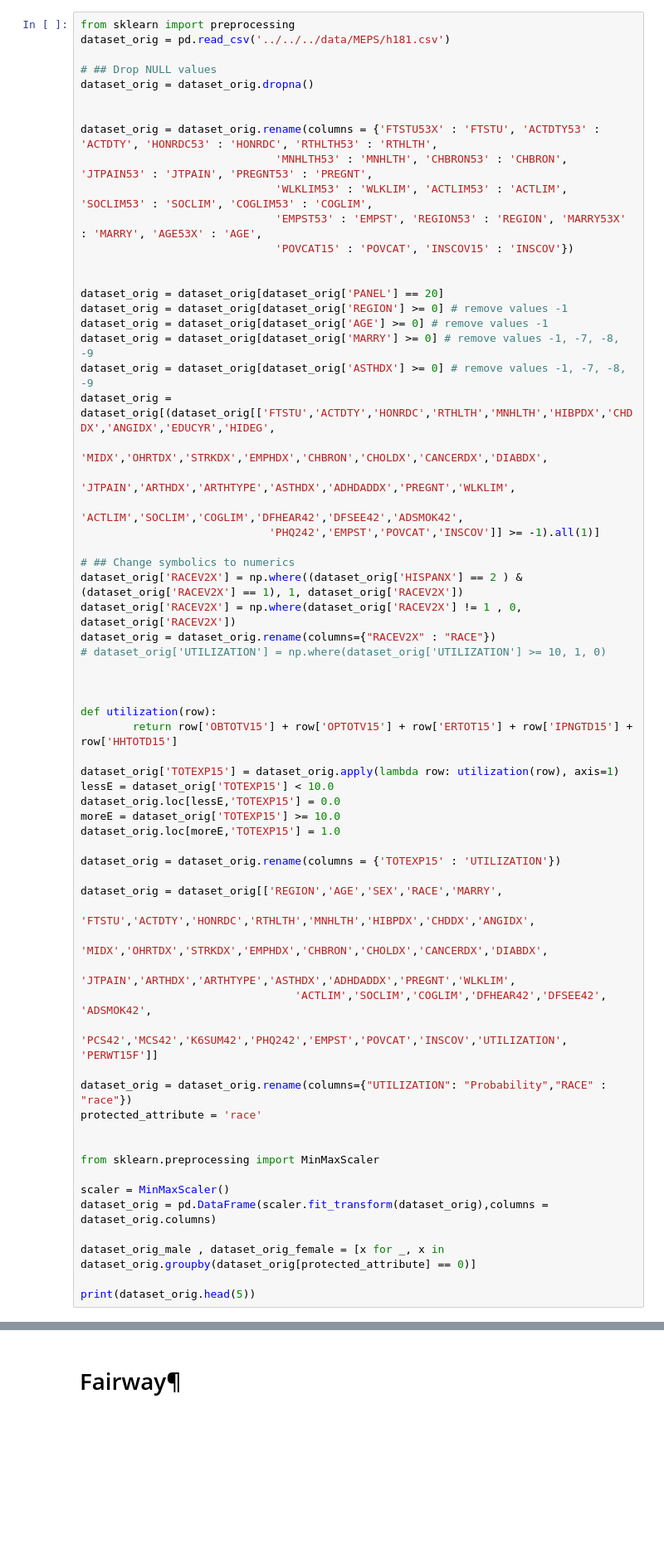
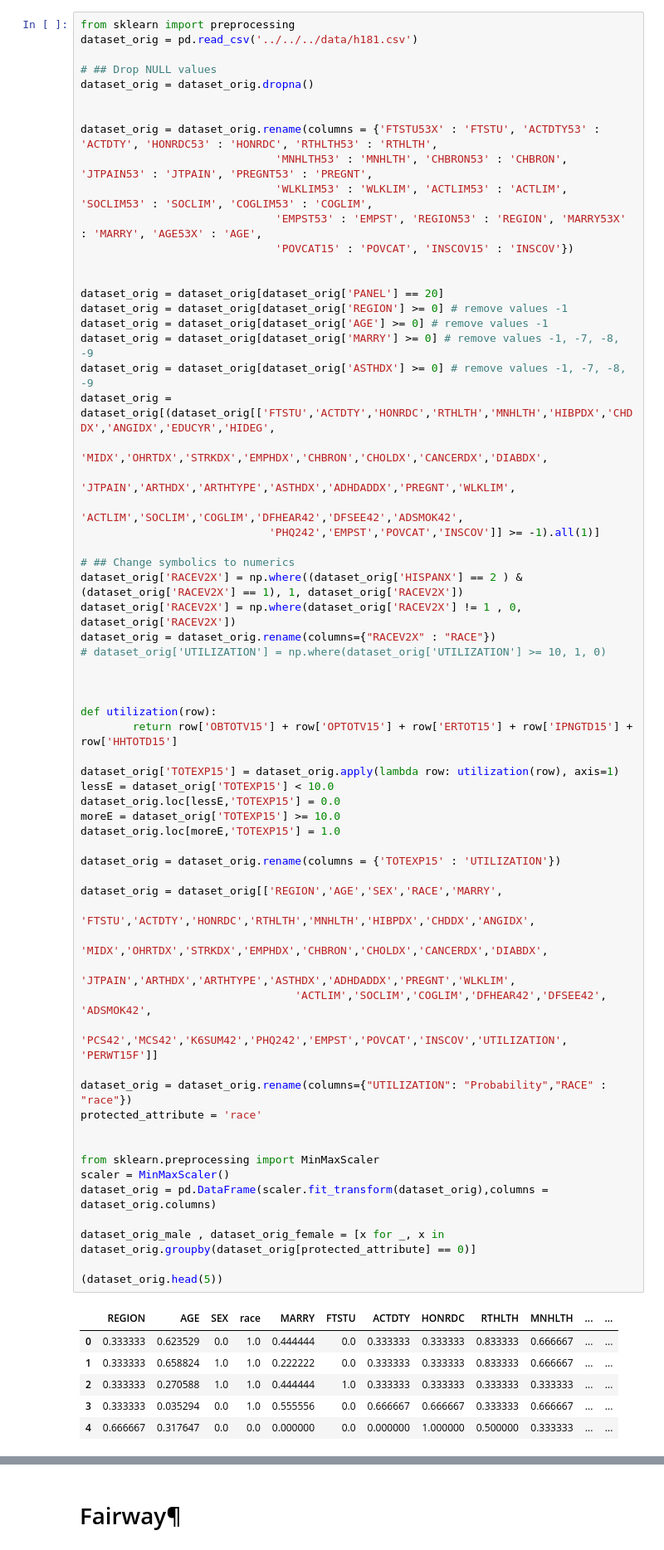
Before and after one commit to anonymous12138/Causality-Testing, a Jupyter notebook: src/dowhy/Fairway/MEPS15-Race.ipynb, the cells around one changed output, grey strips where cells are left out. Shown at 83% size. Cells and saved outputs as stored; diff of their text form; blank space fills up the shorter version.

```diff
--- a/src/dowhy/Fairway/MEPS15-Race.ipynb
+++ b/src/dowhy/Fairway/MEPS15-Race.ipynb
@@ -14,6 +16,6 @@ warnings.filterwarnings('ignore')
 # %%
 from sklearn import preprocessing
-dataset_orig = pd.read_csv('../../../data/MEPS/h181.csv')
+dataset_orig = pd.read_csv('../../../data/h181.csv')
 
 # ## Drop NULL values
 dataset_orig = dataset_orig.dropna()
@@ -46,32 +48,38 @@ dataset_orig = dataset_orig.rename(columns={"RACEV2X" : "RACE"})
 
 
 def utilization(row):
         return row['OBTOTV15'] + row['OPTOTV15'] + row['ERTOT15'] + row['IPNGTD15'] + row['HHTOTD15']
 
 dataset_orig['TOTEXP15'] = dataset_orig.apply(lambda row: utilization(row), axis=1)
 lessE = dataset_orig['TOTEXP15'] < 10.0
 dataset_orig.loc[lessE,'TOTEXP15'] = 0.0
 moreE = dataset_orig['TOTEXP15'] >= 10.0
 dataset_orig.loc[moreE,'TOTEXP15'] = 1.0
 
 dataset_orig = dataset_orig.rename(columns = {'TOTEXP15' : 'UTILIZATION'})
 
 dataset_orig = dataset_orig[['REGION','AGE','SEX','RACE','MARRY',
                                  'FTSTU','ACTDTY','HONRDC','RTHLTH','MNHLTH','HIBPDX','CHDDX','ANGIDX',
                                  'MIDX','OHRTDX','STRKDX','EMPHDX','CHBRON','CHOLDX','CANCERDX','DIABDX',
                                  'JTPAIN','ARTHDX','ARTHTYPE','ASTHDX','ADHDADDX','PREGNT','WLKLIM',
                                  'ACTLIM','SOCLIM','COGLIM','DFHEAR42','DFSEE42', 'ADSMOK42',
                                  'PCS42','MCS42','K6SUM42','PHQ242','EMPST','POVCAT','INSCOV','UTILIZATION', 'PERWT15F']]
 
 dataset_orig = dataset_orig.rename(columns={"UTILIZATION": "Probability","RACE" : "race"})
 protected_attribute = 'race'
 
 
 from sklearn.preprocessing import MinMaxScaler
-
 scaler = MinMaxScaler()
 dataset_orig = pd.DataFrame(scaler.fit_transform(dataset_orig),columns = dataset_orig.columns)
 
 dataset_orig_male , dataset_orig_female = [x for _, x in dataset_orig.groupby(dataset_orig[protected_attribute] == 0)]
 
-print(dataset_orig.head(5))
+(dataset_orig.head(5))
+# %% [output]
+|  | REGION | AGE | SEX | race | MARRY | FTSTU | ACTDTY | HONRDC | RTHLTH | MNHLTH | ... | ... |
+| 0 | 0.333333 | 0.623529 | 0.0 | 1.0 | 0.444444 | 0.0 | 0.333333 | 0.333333 | 0.833333 | 0.666667 | ... | ... |
+| 1 | 0.333333 | 0.658824 | 1.0 | 1.0 | 0.222222 | 0.0 | 0.333333 | 0.333333 | 0.833333 | 0.666667 | ... | ... |
+| 2 | 0.333333 | 0.270588 | 1.0 | 1.0 | 0.444444 | 1.0 | 0.333333 | 0.333333 | 0.333333 | 0.333333 | ... | ... |
+| 3 | 0.333333 | 0.035294 | 0.0 | 1.0 | 0.555556 | 0.0 | 0.666667 | 0.666667 | 0.333333 | 0.666667 | ... | ... |
+| 4 | 0.666667 | 0.317647 | 0.0 | 0.0 | 0.000000 | 0.0 | 0.000000 | 1.000000 | 0.500000 | 0.333333 | ... | ... |
```
Also changed, not shown: parts of 15 cells of this notebook, 10 other files.
